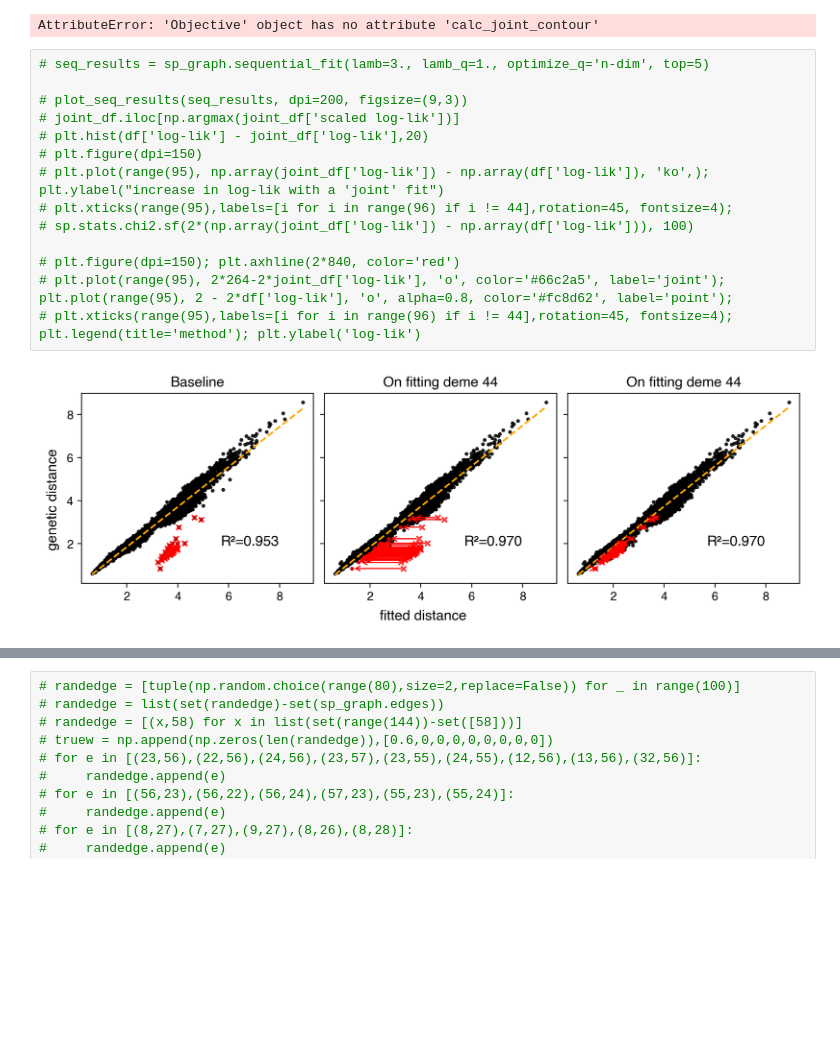
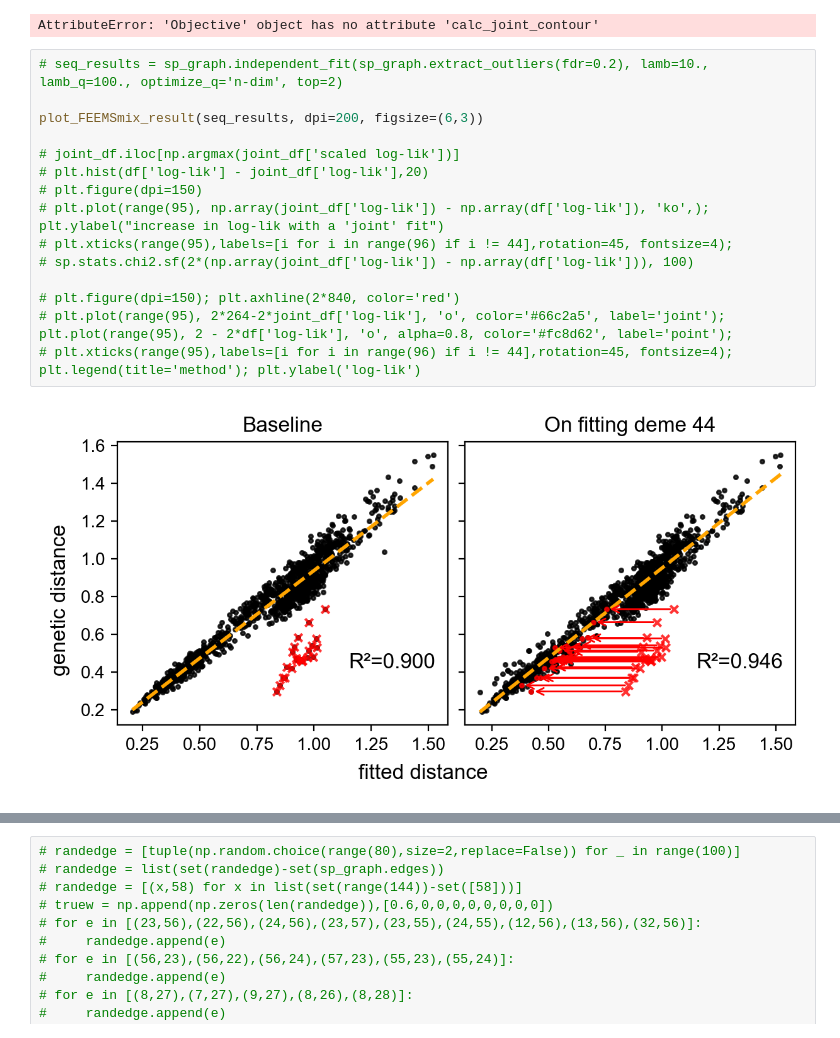
Before and after one commit to NovembreLab/feems, a Jupyter notebook: docs/notebooks/est-long-range.ipynb, the cells around one changed output, grey strips where cells are left out. Drawn from its saved outputs; the diff is of its cells as text; blank space fills up the shorter version.

```diff
--- a/docs/notebooks/est-long-range.ipynb
+++ b/docs/notebooks/est-long-range.ipynb
@@ -1010,18 +1288,19 @@ Text(0, 0.5, 'LOO-CV error')
 # %% [output]
 AttributeError: 'Objective' object has no attribute 'calc_joint_contour'
 # %%
-# seq_results = sp_graph.sequential_fit(lamb=3., lamb_q=1., optimize_q='n-dim', top=5)
+# seq_results = sp_graph.independent_fit(sp_graph.extract_outliers(fdr=0.2), lamb=10., lamb_q=100., optimize_q='n-dim', top=2)
 
-# plot_seq_results(seq_results, dpi=200, figsize=(9,3))
+plot_FEEMSmix_result(seq_results, dpi=200, figsize=(6,3))
+
 # joint_df.iloc[np.argmax(joint_df['scaled log-lik'])]
 # plt.hist(df['log-lik'] - joint_df['log-lik'],20)
 # plt.figure(dpi=150)
 # plt.plot(range(95), np.array(joint_df['log-lik']) - np.array(df['log-lik']), 'ko',); plt.ylabel("increase in log-lik with a 'joint' fit")
 # plt.xticks(range(95),labels=[i for i in range(96) if i != 44],rotation=45, fontsize=4);
 # sp.stats.chi2.sf(2*(np.array(joint_df['log-lik']) - np.array(df['log-lik'])), 100)
 
 # plt.figure(dpi=150); plt.axhline(2*840, color='red')
 # plt.plot(range(95), 2*264-2*joint_df['log-lik'], 'o', color='#66c2a5', label='joint'); plt.plot(range(95), 2 - 2*df['log-lik'], 'o', alpha=0.8, color='#fc8d62', label='point');
 # plt.xticks(range(95),labels=[i for i in range(96) if i != 44],rotation=45, fontsize=4); plt.legend(title='method'); plt.ylabel('log-lik')
 # %% [output]
-[figure, old version]
+[figure, new version]
```
Also changed, not shown: parts of 32 cells of this notebook, 4 other files.
